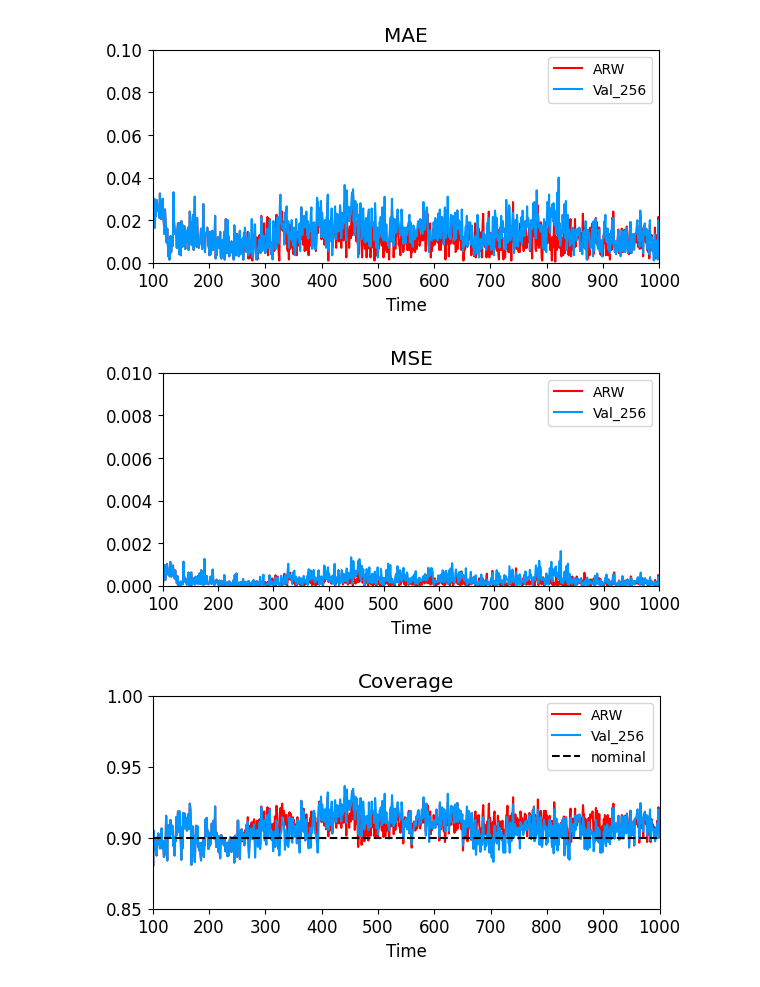
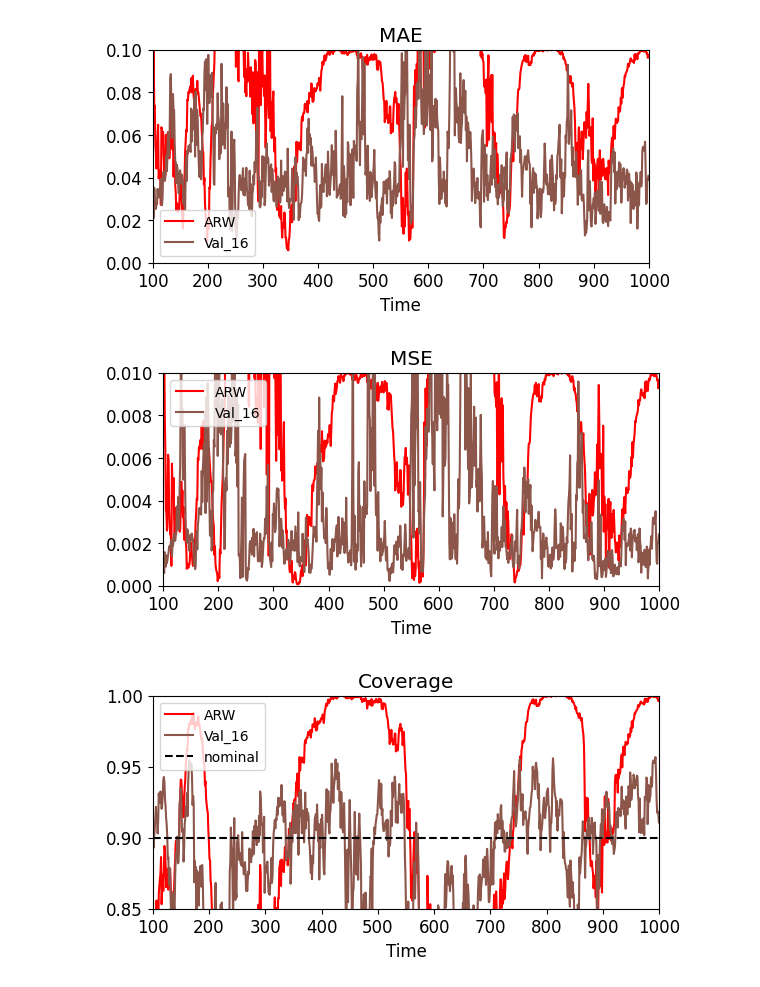
Before and after one commit to eliselyhan/predictive-inference, a Jupyter notebook: code-synthetic-data/linear_regression.ipynb, the cells around one changed output. Drawn from its saved outputs; the diff is of its cells as text; code cells hidden in the pictures.

```diff
--- a/code-synthetic-data/linear_regression.ipynb
+++ b/code-synthetic-data/linear_regression.ipynb
@@ -19,33 +19,40 @@ sys.modules.pop('plots', None)
 from plots import *
 # %%
 alpha =0.1; delta = 0.1; gamma=1
-num_periods = 1000
+num_periods = 150
 num_trials = 2
 
 #NOTE: uncomment to change shift patterns
-#beta_1 = 2 * np.sin(np.linspace(0, 5*np.pi, num_periods)) + 5
-beta_1 = np.ones(num_periods)
-#beta_1 = generate_true_means(num_periods-1, 2)
-beta_2 = np.ones(num_periods)
-#plt.plot(beta_1)
-#plt.show()
-beta = np.column_stack((beta_1, beta_2))
-variance_y = 1; meanX = 1
+
+""" #stationary case:
+dimX = 5
+beta = np.ones((num_periods, dimX)) """
+
+#non-stationary case
+beta_1 = 3 * generate_true_means(num_periods-1, 2)
+beta_2 = 2 * np.sin(np.linspace(0, 5*np.pi, num_periods))
+beta_3 = np.ones(num_periods)/3
+beta_4 = np.ones(num_periods)/3
+beta_5 = np.ones(num_periods)/3
+beta = np.column_stack((beta_1, beta_2, beta_3, beta_4, beta_5))
+plt.plot(beta_1)
+plt.show()
+variance_y = 0; meanX = 0
 
 np.random.seed(6)
 
 #B_arr is for val set
-B_arr = np.random.randint(low=1, high=2, size=num_periods)
+B_arr = np.random.randint(low=400, high=401, size=num_periods)
 B_arr_starts = np.arange(num_periods)
 B_arr_ends = np.cumsum(B_arr) - 1
 
 #for training set
-B_arr_tr = 10 * B_arr
+B_arr_tr = 4 * B_arr
 
 #NOTE: all the above can be tuned
 
-fixed_windows = [1, 4, 16, 64, 256, 1024]
-
+fixed_windows = [1, 16, 256, 1024]
+training_windows = [1, 16, 256, 1024]
 cdf_dict = create_empty_dict(fixed_windows, num_trials)
 interval_dict = create_empty_dict(fixed_windows, num_trials)
 
@@ -129,29 +137,29 @@ se_interval [0.01034647 0.00182866 0.00968543 0.0022797  0.01839476 0.00714296
 # %%
 #plot cdf over time periods for ARW, V1, V256
 colors = ['r', '#FFA500', 'tab:purple', 'tab:brown', 'tab:green', '#0096FF', 'tab:gray']
 methods = ['ARW', 'Val_1', 'Val_4', 'Val_16', 'Val_64', 'Val_256', 'Val_1024']
 
 #NOTE: uncomment to change the index of the methods to plot
-methods_to_plot = [0, 5]
+methods_to_plot = [0, 3]
 
 mae_over_trials = np.mean(mae_array[:, :, :], axis=1)
 mse_over_trials = np.mean(mse_array[:, :, :], axis=1)
 cdf_over_trials = np.mean(cdf_array[:, :, :], axis=1)
 interval_over_trials = np.mean(interval_array[:, :, :], axis=1)
 
 plot_over_time(colors, methods, 100, 1000, mae_over_trials, methods_to_plot, title='MAE')
 #NOTE: adjust ylim for zooming in
 plt.ylim(0, 0.1)
 
 plot_over_time(colors, methods, 100, 1000, mse_over_trials, methods_to_plot, title='MSE')
 plt.ylim(0, 0.01)
 
 plot_over_time(colors, methods, 100, 1000, cdf_over_trials, methods_to_plot, title='Coverage', alpha=0.1)
 plt.ylim(0.85, 1.0)
 plot_over_time(colors, methods, 100, 1000, interval_over_trials, methods_to_plot, title='Interval')
 
 #plt.savefig(f'{DATAPATH}/{figname}_time_var{variance}.png', dpi=300, bbox_inches='tight')
 # %% [output]
-[figure, old version]
+[figure, new version]
-[figure, old version]
+[figure, new version]
-[figure, old version]
+[figure, new version]
```
Also changed, not shown: parts of 3 cells of this notebook, 6 other files.
